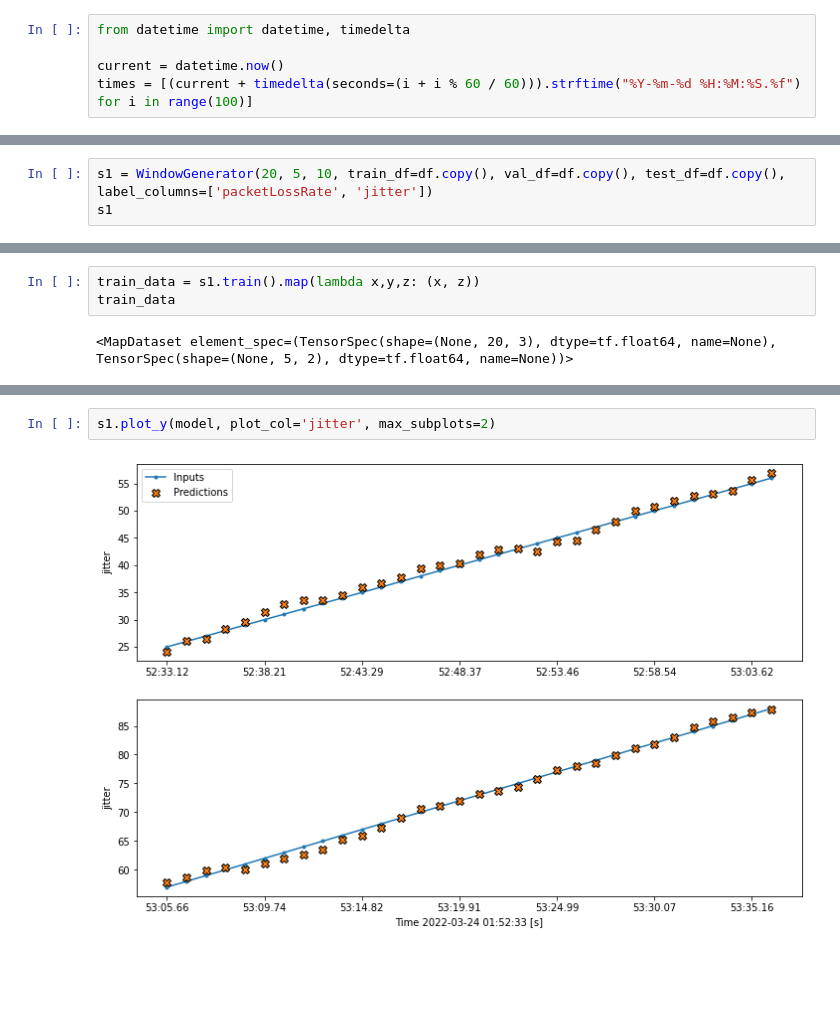
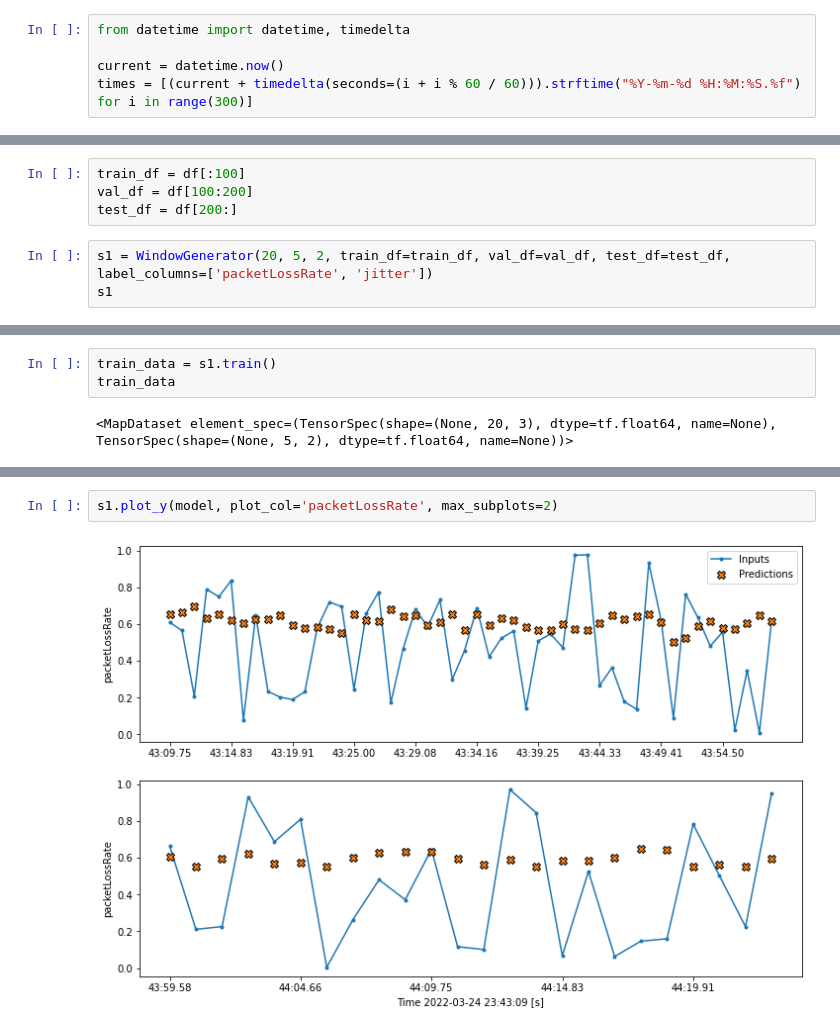
Before and after one commit to leordsong/timeseries, a Jupyter notebook: demo.ipynb, the cells around one changed output, grey strips where cells are left out. Drawn from its saved outputs; the diff is of its cells as text; blank space fills up the shorter version.

```diff
--- a/demo.ipynb
+++ b/demo.ipynb
@@ -25,7 +25,7 @@ latency = np.random.random((100,))
 from datetime import datetime, timedelta
 
 current = datetime.now()
-times = [(current + timedelta(seconds=(i + i % 60 / 60))).strftime("%Y-%m-%d %H:%M:%S.%f") for i in range(100)]
+times = [(current + timedelta(seconds=(i + i % 60 / 60))).strftime("%Y-%m-%d %H:%M:%S.%f") for i in range(300)]
 # %%
 df = pd.DataFrame({
     'packetLossRate': packetLossRate,
@@ -53,4 +37,8 @@ df
+# %%
+train_df = df[:100]
+val_df = df[100:200]
+test_df = df[200:]
 # %%
-s1 = WindowGenerator(20, 5, 10, train_df=df.copy(), val_df=df.copy(), test_df=df.copy(), label_columns=['packetLossRate', 'jitter'])
+s1 = WindowGenerator(20, 5, 2, train_df=train_df, val_df=val_df, test_df=test_df, label_columns=['packetLossRate', 'jitter'])
 s1
 # %% [output]
@@ -98,7 +78,7 @@ _________________________________________________________________
 # %%
 model.compile(loss='mse', optimizer='adam')
 # %%
-train_data = s1.train().map(lambda x,y,z: (x, z))
+train_data = s1.train()
 train_data
 # %% [output]
 <MapDataset element_spec=(TensorSpec(shape=(None, 20, 3), dtype=tf.float64, name=None), TensorSpec(shape=(None, 5, 2), dtype=tf.float64, name=None))>
@@ -130,4 +110,4 @@ s1.plot(model, plot_col='jitter')
 # %%
-s1.plot_y(model, plot_col='jitter', max_subplots=2)
+s1.plot_y(model, plot_col='packetLossRate', max_subplots=2)
 # %% [output]
-[figure, old version]
+[figure, new version]
```
Also changed, not shown: parts of 7 cells of this notebook, 1 other file.
